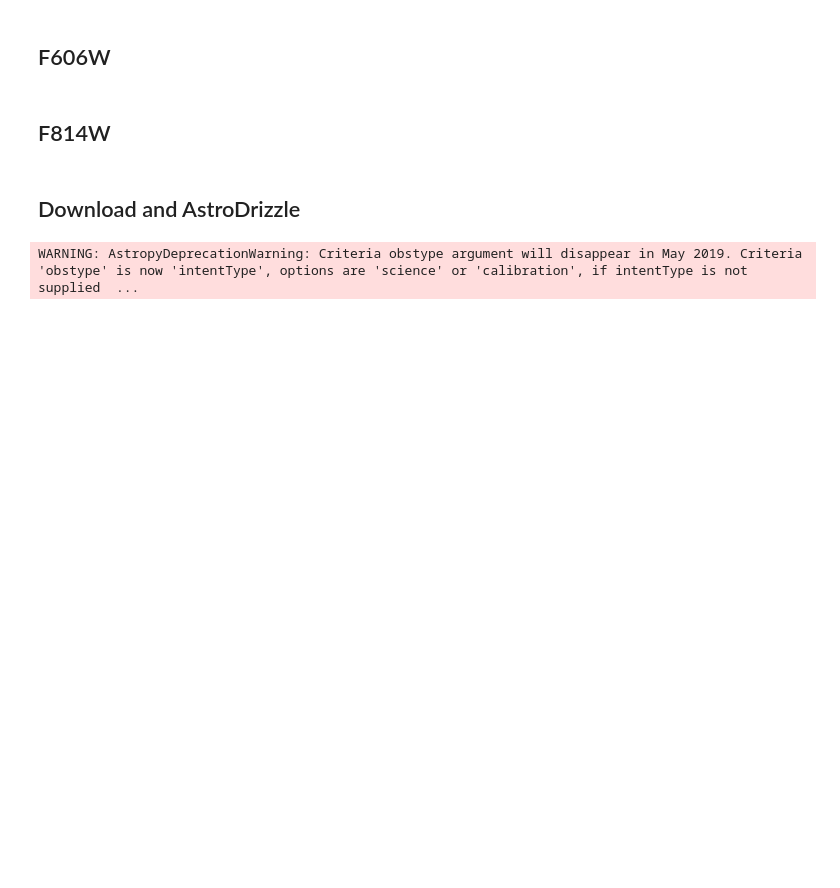
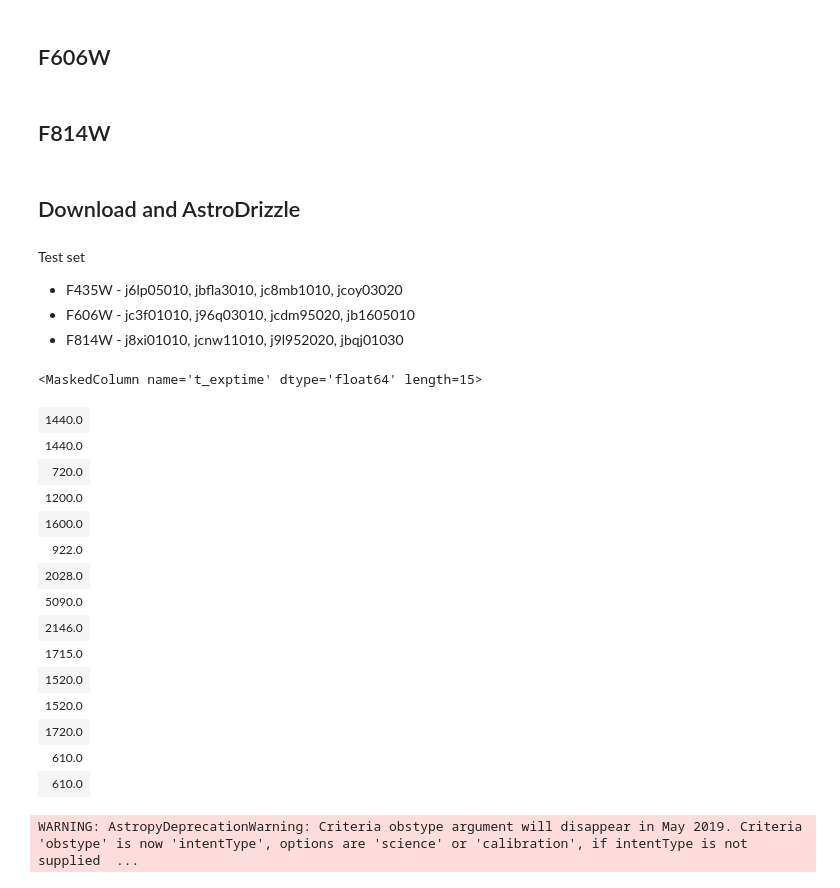
Before and after one commit to kgb0255/deepCR_james, a Jupyter notebook: more_filters.ipynb, the cells around one changed output. Cells and saved outputs as stored; diff of their text form; code cells hidden in the pictures; blank space fills up the shorter version.

```diff
--- a/more_filters.ipynb
+++ b/more_filters.ipynb
@@ -55,5 +55,29 @@ f814w_obs_ids = ['j8d6a2030', 'j8iy6d010', 'j8iy4b010', #Resolved galaxy (M101),
                  'jbqj02010', 'j9l929020', 'j9l9ad020'] #Globular cluster, Globular cluster, Globular cluster
 # jbf301010
+# %% [markdown]
+Test set
+* F435W - j6lp05010, jbfla3010, jc8mb1010, jcoy03020
+* F606W - jc3f01010, j96q03010, jcdm95020, jb1605010
+* F814W - j8xi01010, jcnw11010, j9l952020, jbqj01030
+# %%
+f814w_Table['t_exptime']
+# %% [output]
+<MaskedColumn name='t_exptime' dtype='float64' length=15>
+| 1440.0 |
+| 1440.0 |
+| 720.0 |
+| 1200.0 |
+| 1600.0 |
+| 922.0 |
+| 2028.0 |
+| 5090.0 |
+| 2146.0 |
+| 1715.0 |
+| 1520.0 |
+| 1520.0 |
+| 1720.0 |
+| 610.0 |
+| 610.0 |
 # %%
 f435_prop_ids = [10595, 9442, 10760, 10631, 12103, 13498, 13737, 9490]
 f606_prop_ids = [14343, 13057, 10260, 10407, 13375, 13364, 10190, 10146, 14235, 11586]
```
Also changed, not shown: parts of 10 cells of this notebook.
